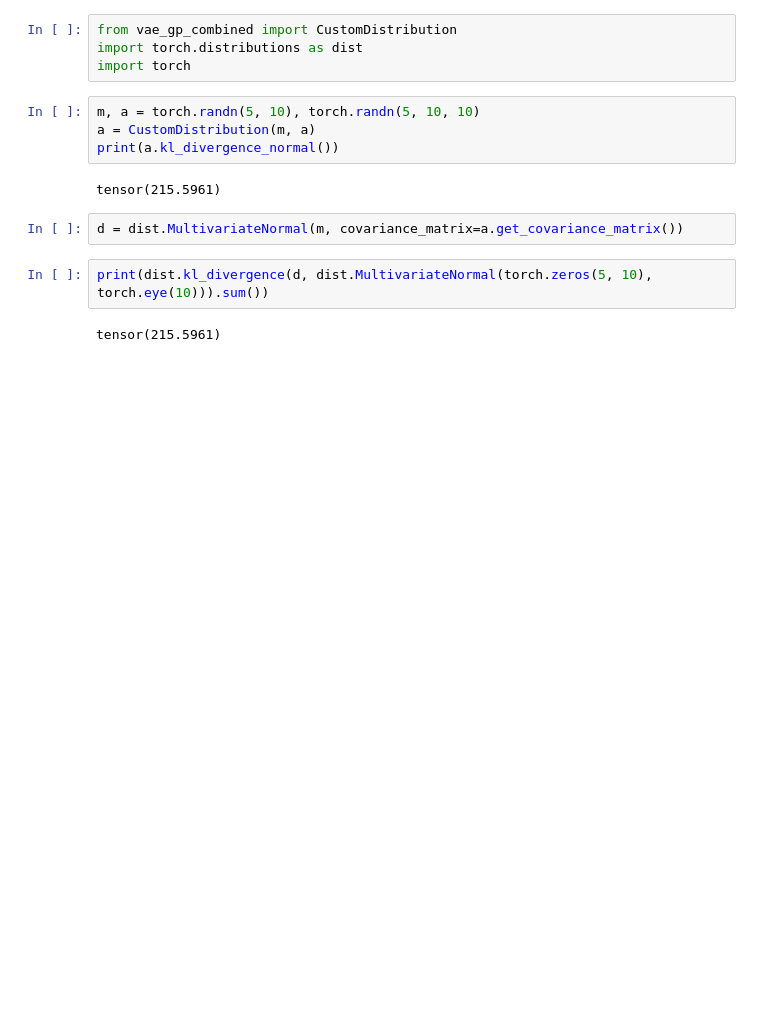
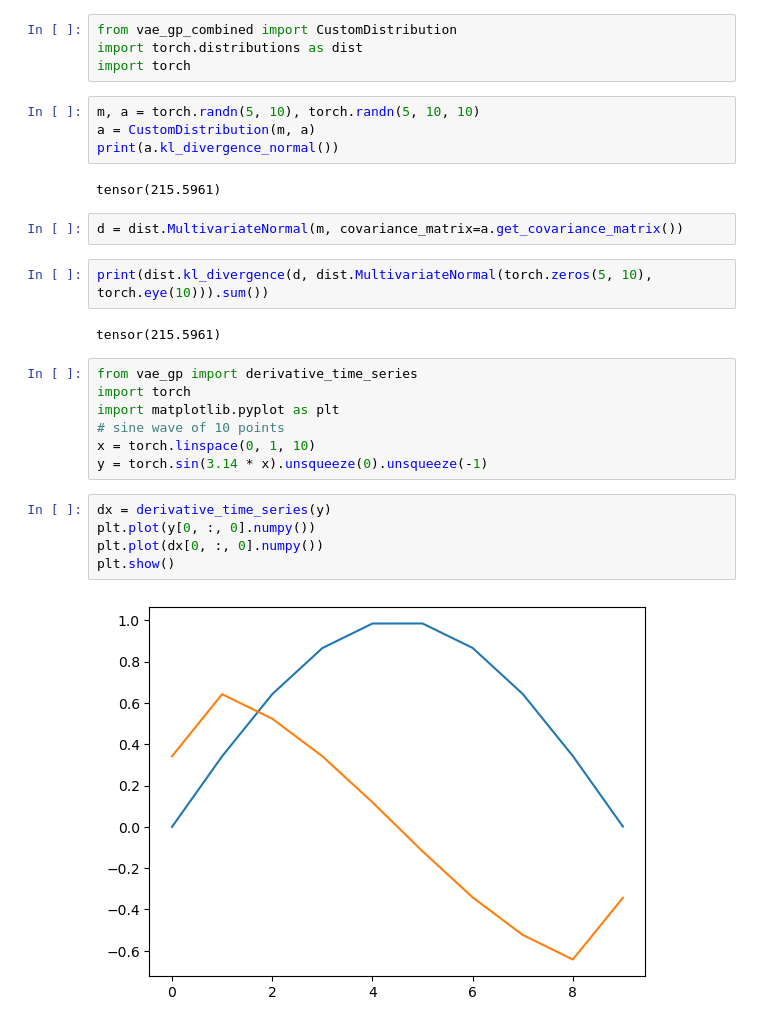
Before and after one commit to methi1999/switching_subspace, a Jupyter notebook: misc.ipynb, the cells around one changed output. Drawn from its saved outputs; the diff is of its cells as text; blank space fills up the shorter version.

```diff
--- a/misc.ipynb
+++ b/misc.ipynb
@@ -124,3 +107,17 @@ d = dist.MultivariateNormal(m, covariance_matrix=a.get_covariance_matrix())
 print(dist.kl_divergence(d, dist.MultivariateNormal(torch.zeros(5, 10), torch.eye(10))).sum())
 # %% [output]
 tensor(215.5961)
+# %%
+from vae_gp import derivative_time_series
+import torch
+import matplotlib.pyplot as plt
+# sine wave of 10 points
+x = torch.linspace(0, 1, 10)
+y = torch.sin(3.14 * x).unsqueeze(0).unsqueeze(-1)
+# %%
+dx = derivative_time_series(y)
+plt.plot(y[0, :, 0].numpy())
+plt.plot(dx[0, :, 0].numpy())
+plt.show()
+# %% [output]
+[figure, added]
```
Also changed, not shown: parts of 1 cell of this notebook, 8 other files.
